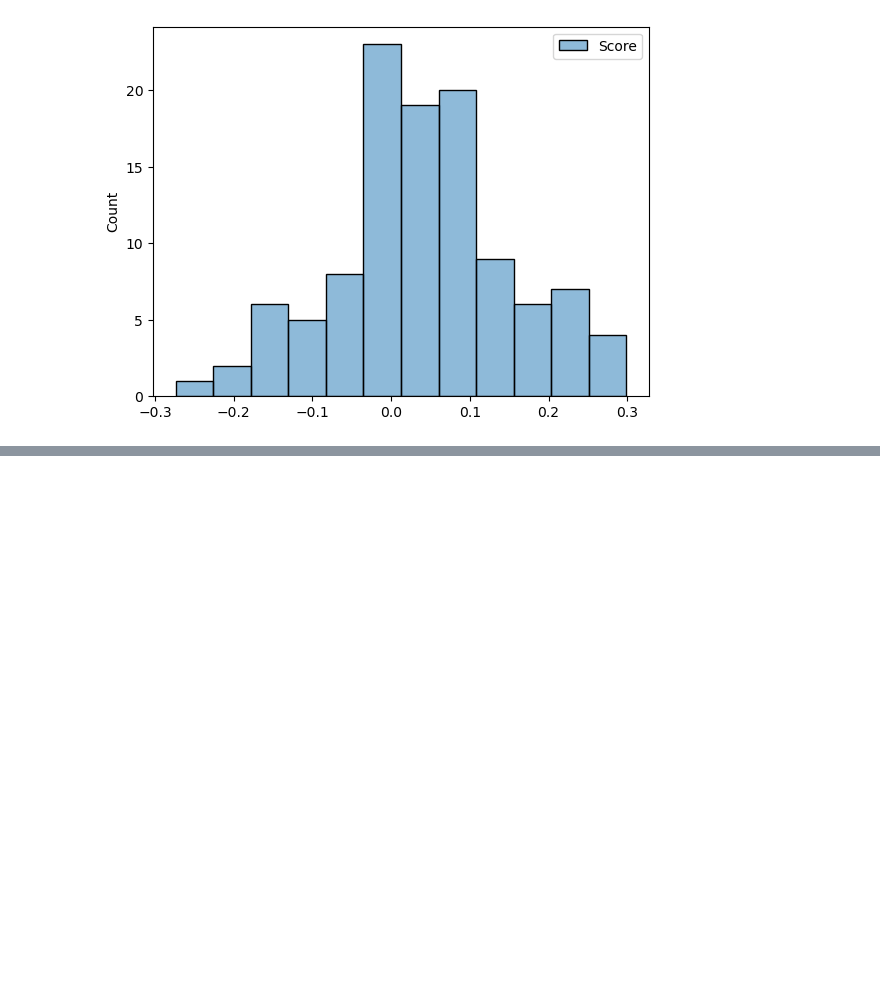
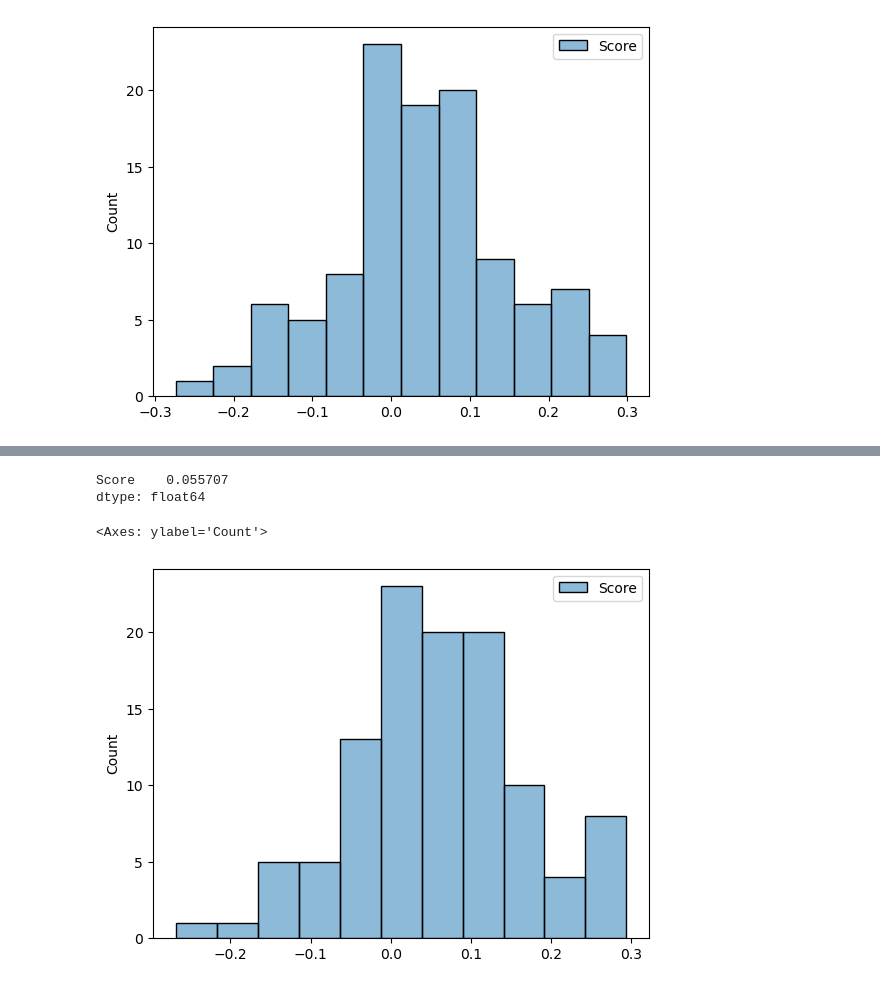
Before and after one commit to ChonkMonk/Stock-Sentiment-Analyzer, a Jupyter notebook: backend/SentimentAnalysis/Statistics Nerd Stuff/finbert_test.ipynb, the cells around one changed output, grey strips where cells are left out. Cells and saved outputs as stored; diff of their text form; code cells hidden in the pictures; blank space fills up the shorter version.

```diff
--- a/backend/SentimentAnalysis/Statistics Nerd Stuff/finbert_test.ipynb
+++ b/backend/SentimentAnalysis/Statistics Nerd Stuff/finbert_test.ipynb
@@ -198,0 +240,12 @@ sns.histplot(score_dis_finbert)
+# %%
+weight1 = 0.1
+weight2 = 0.9
+combined = weight1*score_dis_bert + weight2*score_dis_finbert
+combined.head()
+print(combined.mean())
+sns.histplot(combined)
+# %% [output]
+Score    0.055707
+dtype: float64
+<Axes: ylabel='Count'>
+[figure, added]
```
Also changed, not shown: parts of 17 cells of this notebook, 2 other files.
